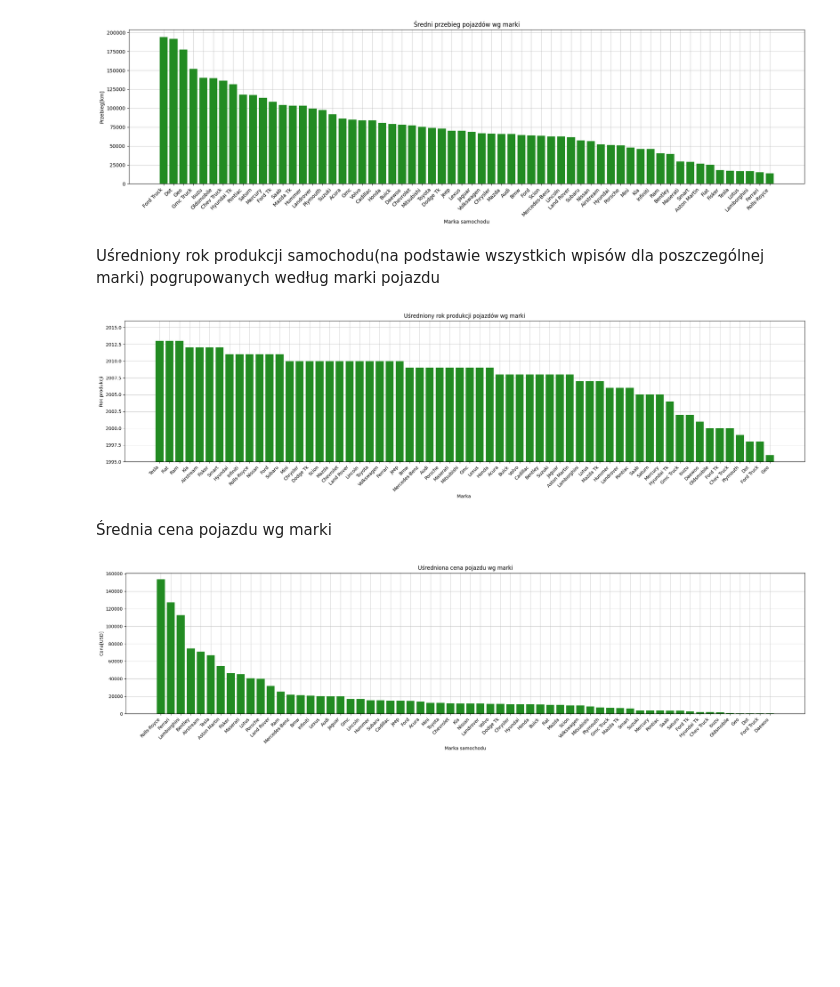
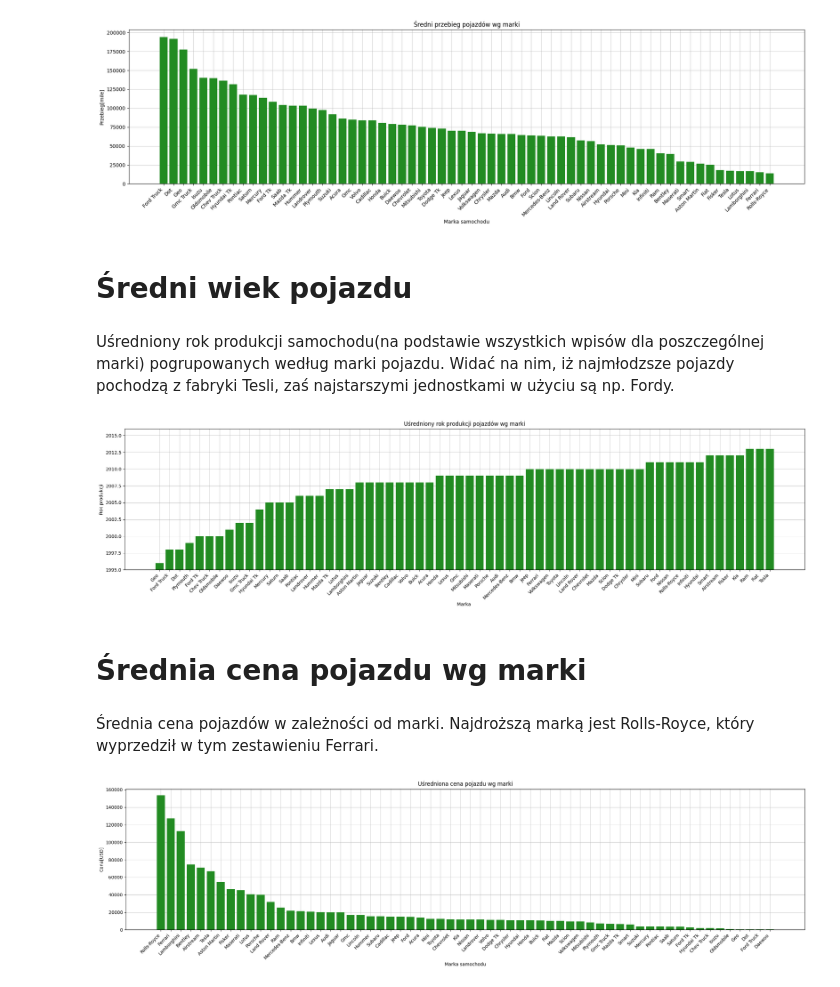
Before and after one commit to Michal170/big_data_analysis, a Jupyter notebook: car_prices.ipynb, the cells around one changed output. Drawn from its saved outputs; the diff is of its cells as text; code cells hidden in the pictures; blank space fills up the shorter version.

```diff
--- a/car_prices.ipynb
+++ b/car_prices.ipynb
@@ -117,28 +105,32 @@ plt.tight_layout()
 plt.show()
 # %% [output]
 [figure]
+# %% [markdown]
+# Średni wiek pojazdu
 # %% [markdown]
-Uśredniony rok produkcji samochodu(na podstawie wszystkich wpisów dla poszczególnej marki) pogrupowanych według marki pojazdu
+Uśredniony rok produkcji samochodu(na podstawie wszystkich wpisów dla poszczególnej marki) pogrupowanych według marki pojazdu. Widać na nim, iż najmłodzsze pojazdy pochodzą z fabryki Tesli, zaś najstarszymi jednostkami w użyciu są np. Fordy.
 # %%
 
 mean_age = database.groupby('make')['year'].mean()
-mean_age_sorted = mean_age.sort_values(ascending=False).round().astype(int)
+mean_age_sorted = mean_age.sort_values(ascending=True).round().astype(int)
 
 
 plt.figure(figsize=(22, 6))
 plt.bar(mean_age_sorted.index, mean_age_sorted.values, color='forestgreen', zorder=2)
 plt.grid(True,which='both',axis='both' , zorder=0, linewidth=0.5)
 plt.xlabel('Marka ')
 plt.ylabel('Rok produkcji')
 plt.title('Uśredniony rok produkcji pojazdów wg marki')
 plt.xticks(rotation=45, ha='right')
 plt.ylim(1995, 2016)
 plt.tight_layout()
 plt.show()
 # %% [output]
-[figure, old version]
+[figure, new version]
 # %% [markdown]
-Średnia cena pojazdu wg marki
+# Średnia cena pojazdu wg marki
+# %% [markdown]
+Średnia cena pojazdów w zależności od marki. Najdroższą marką jest Rolls-Royce, który wyprzedził w tym zestawieniu Ferrari.
 # %%
 mean_price = database.groupby('make')['sellingprice'].mean()
 mean_price_sorted = mean_price.sort_values(ascending=False).round().astype(int)
```
Also changed, not shown: parts of 22 cells of this notebook.
